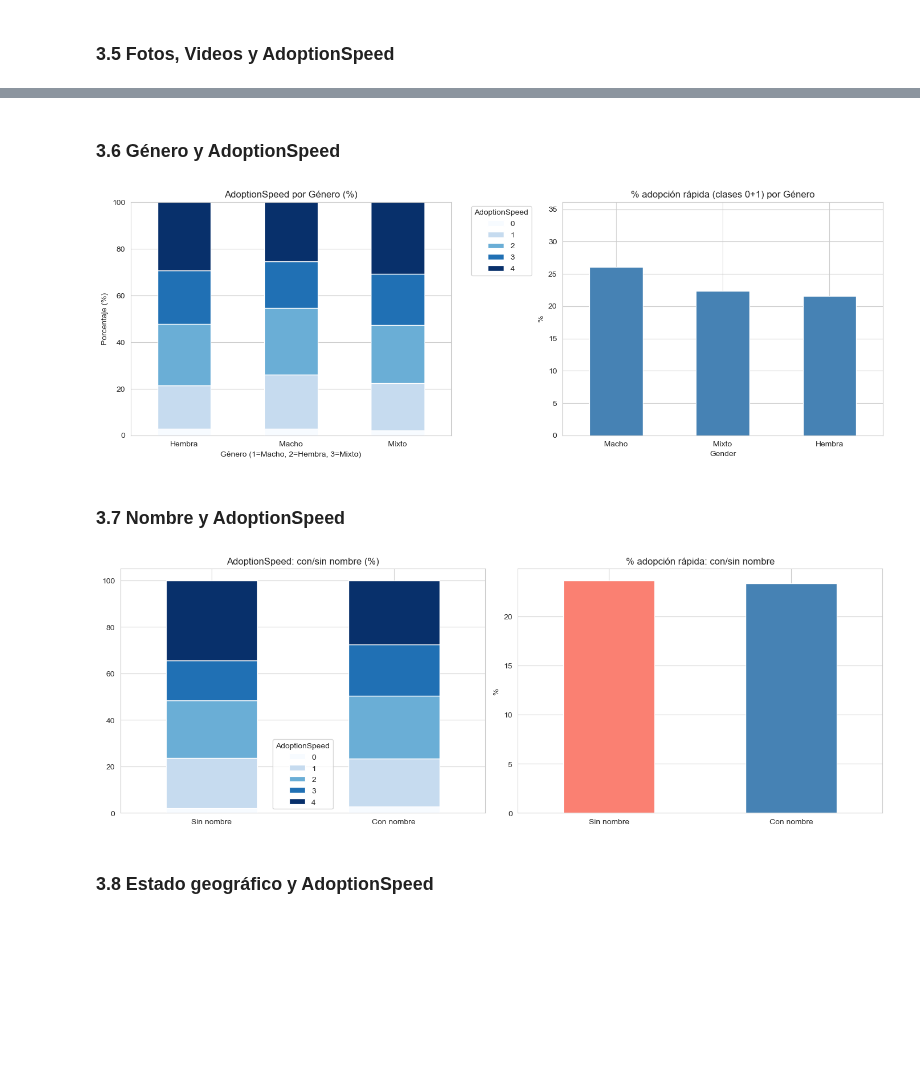
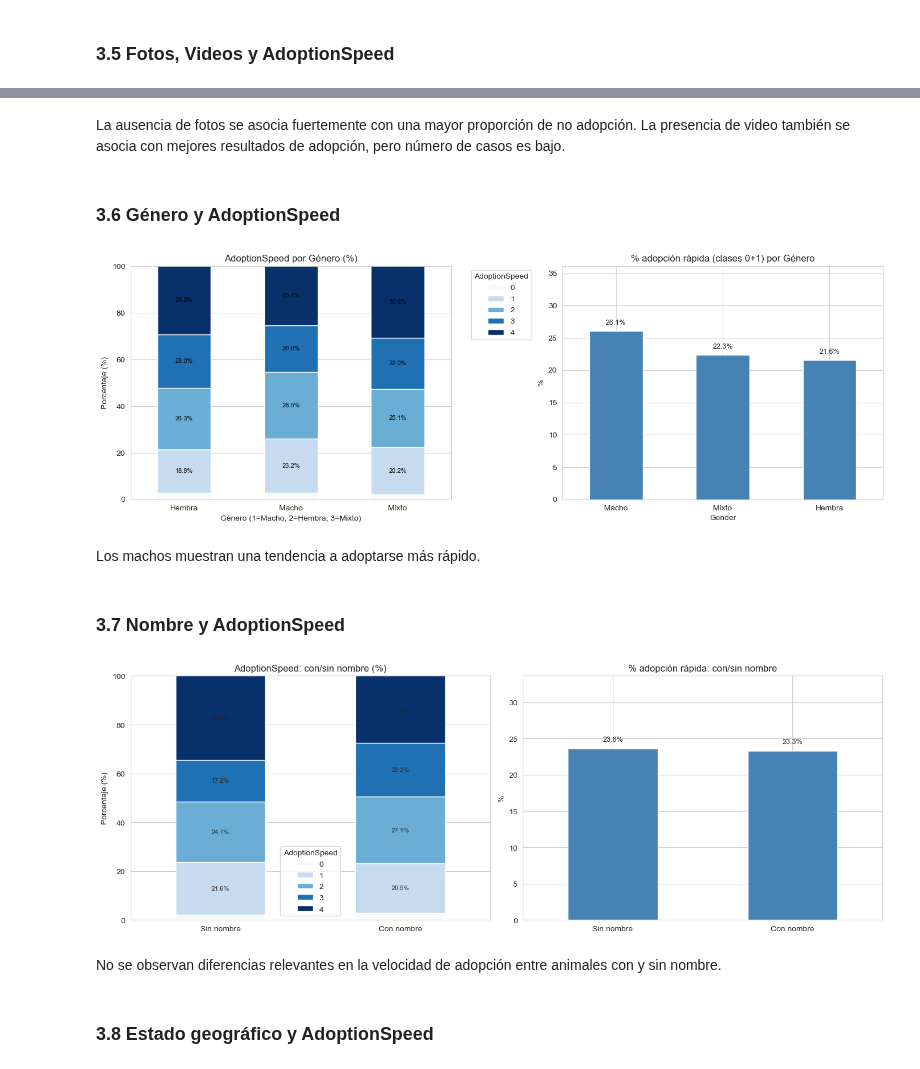
Before and after one commit to patriciasandagorda/UA_MDM_Labo2_Grupo2, a Jupyter notebook: EDA/04_EDA_PetFinder.ipynb, the cells around one changed output, grey strips where cells are left out. Cells and saved outputs as stored; diff of their text form; code cells hidden in the pictures; blank space fills up the shorter version.

```diff
--- a/EDA/04_EDA_PetFinder.ipynb
+++ b/EDA/04_EDA_PetFinder.ipynb
@@ -425,14 +596,12 @@ plt.show()
 # %%
 fig, axes = plt.subplots(1, 2, figsize=(14, 5))
 
-# 1. Gratis vs pago (IZQUIERDA - APILADO AL 100%)
-# Asumiendo que IsFree es una columna booleana o 0/1
+# 1. Gratis vs pago (izquierda)
 cross = df.groupby(['IsFree', 'AdoptionSpeed']).size().unstack(fill_value=0)
 cross_pct = cross.div(cross.sum(axis=1), axis=0) * 100
 # Ajustamos los índices para que coincidan con la lógica de tu dataset
 cross_pct.index = ['Con costo', 'Gratis']
 
-# Añadimos stacked=True
 cross_pct.plot(kind='bar', stacked=True, ax=axes[0], colormap='Blues', edgecolor='white')
 
 axes[0].set_title('Adopción gratuita vs con costo (%)')
@@ -441,7 +610,23 @@ axes[0].set_ylim(0, 100)
 axes[0].tick_params(axis='x', rotation=0)
 axes[0].legend(title='AdoptionSpeed', bbox_to_anchor=(1.05, 1), loc='upper left')
 
-# 2. Distribución del fee para adoptados rápido vs lento (DERECHA)
+for i, category in enumerate(cross_pct.index):
+    cumulative = 0
+    for speed in cross_pct.columns:
+        pct = cross_pct.loc[category, speed]
+
+        if pct > 0:
+            axes[0].text(
+                i,
+                cumulative + pct / 2,
+                f'{pct:.1f}%',
+                ha='center',
+                va='center',
+                fontsize=8
+            )
+        cumulative += pct
+
+# 2. Distribución del fee para adoptados rápido vs lento (derecha)
 df_fee = df[df['Fee'] > 0].copy()
 # Definimos rápido como clases 0, 1 y 2
 df_fee['Rapido'] = df_fee['AdoptionSpeed'].isin([0, 1, 2])
@@ -505,14 +713,23 @@ plt.show()
+# %% [markdown]
+La ausencia de fotos se asocia fuertemente con una mayor proporción de no adopción. La presencia de video también se asocia con mejores resultados de adopción, pero número de casos es bajo.
 # %% [markdown]
 ### 3.6 Género y AdoptionSpeed
 # %%
 fig, axes = plt.subplots(1, 2, figsize=(14, 5))
 
-# 1. AdoptionSpeed por Género (IZQUIERDA - APILADO AL 100%)
+# 1. AdoptionSpeed por Género (izquierda)
 cross = df.groupby(['Gender', 'AdoptionSpeed']).size().unstack(fill_value=0)
 cross_pct = cross.div(cross.sum(axis=1), axis=0) * 100
 
-# Añadimos stacked=True
-cross_pct.plot(kind='bar', stacked=True, ax=axes[0], colormap='Blues', edgecolor='white')
+ax0 = cross_pct.plot(kind='bar', stacked=True, ax=axes[0], colormap='Blues', edgecolor='white')
+
+for i, row in enumerate(cross_pct.values):
+    acumulado = 0
+    for j, val in enumerate(row):
+        if val > 3:  # evitar etiquetas en segmentos muy chicos
+            ax0.text(i, acumulado + val / 2, f'{val:.1f}%',
+                     ha='center', va='center', fontsize=8, color='black')
+        acumulado += val
 
 axes[0].set_title('AdoptionSpeed por Género (%)')
 axes[0].set_xlabel('Género (1=Macho, 2=Hembra, 3=Mixto)')
@@ -521,44 +738,71 @@ axes[0].set_ylim(0, 100)
 axes[0].tick_params(axis='x', rotation=0)
 axes[0].legend(title='AdoptionSpeed', bbox_to_anchor=(1.05, 1), loc='upper left')
 
-# 2. Tasa de adopción rápida por Género (DERECHA)
+# Tasa de adopción rápida por Género (derecha)
 rate = adoption_rate_by('Gender')
-rate.plot(kind='bar', ax=axes[1], color='steelblue', edgecolor='white')
+ax1 = rate.plot(kind='bar', ax=axes[1], color='steelblue', edgecolor='white')
+
+for i, val in enumerate(rate.values):
+    ax1.text(i, val + 1, f'{val:.1f}%', ha='center', fontsize=9)
+
 axes[1].set_title('% adopción rápida (clases 0+1) por Género')
 axes[1].set_ylabel('%')
-axes[1].set_ylim(0, rate.max() + 10) # Ajuste dinámico del tope
+axes[1].set_ylim(0, rate.max() + 10)
 axes[1].tick_params(axis='x', rotation=0)
 
 plt.tight_layout()
 plt.show()
 # %% [output]
-[figure, old version]
+[figure, new version]
+# %% [markdown]
+Los machos muestran una tendencia a adoptarse más rápido.
 # %% [markdown]
 ### 3.7 Nombre y AdoptionSpeed
 # %%
 fig, axes = plt.subplots(1, 2, figsize=(14, 5))
 
 cross = df.groupby(['HasName', 'AdoptionSpeed']).size().unstack(fill_value=0)
 cross_pct = cross.div(cross.sum(axis=1), axis=0) * 100
 cross_pct.index = ['Sin nombre', 'Con nombre']
-cross_pct.plot(kind='bar', stacked=True, ax=axes[0], colormap='Blues', edgecolor='white')
+
+ax0 = cross_pct.plot(kind='bar', stacked=True, ax=axes[0],
+                     colormap='Blues', edgecolor='white')
+
+for i, row in enumerate(cross_pct.values):
+    acumulado = 0
+    for val in row:
+        if val > 3:  # evita ruido visual
+            ax0.text(i, acumulado + val/2, f'{val:.1f}%',
+                     ha='center', va='center', fontsize=8)
+        acumulado += val
+
 axes[0].set_title('AdoptionSpeed: con/sin nombre (%)')
+axes[0].set_ylabel('Porcentaje (%)')
+axes[0].set_ylim(0, 100)
 axes[0].tick_params(axis='x', rotation=0)
 axes[0].legend(title='AdoptionSpeed')
 
 rate = df.groupby('HasName')['AdoptionSpeed'].apply(
     lambda x: (x.isin([0, 1])).mean() * 100
 )
 rate.index = ['Sin nombre', 'Con nombre']
-rate.plot(kind='bar', ax=axes[1], color=['salmon', 'steelblue'])
+
+ax1 = rate.plot(kind='bar', ax=axes[1], color='steelblue', edgecolor='white')
+
+for i, val in enumerate(rate.values):
+    ax1.text(i, val + 1, f'{val:.1f}%', ha='center', fontsize=9)
+
 axes[1].set_title('% adopción rápida: con/sin nombre')
 axes[1].set_ylabel('%')
+axes[1].set_ylim(0, rate.max() + 10)
 axes[1].tick_params(axis='x', rotation=0)
 
 plt.tight_layout()
 plt.show()
 # %% [output]
-[figure, old version]
+[figure, new version]
+# %% [markdown]
+No se observan diferencias relevantes en la velocidad de adopción entre animales con y sin nombre.
 # %% [markdown]
 ### 3.8 Estado geográfico y AdoptionSpeed
 # %%
```
Also changed, not shown: parts of 41 cells of this notebook.
